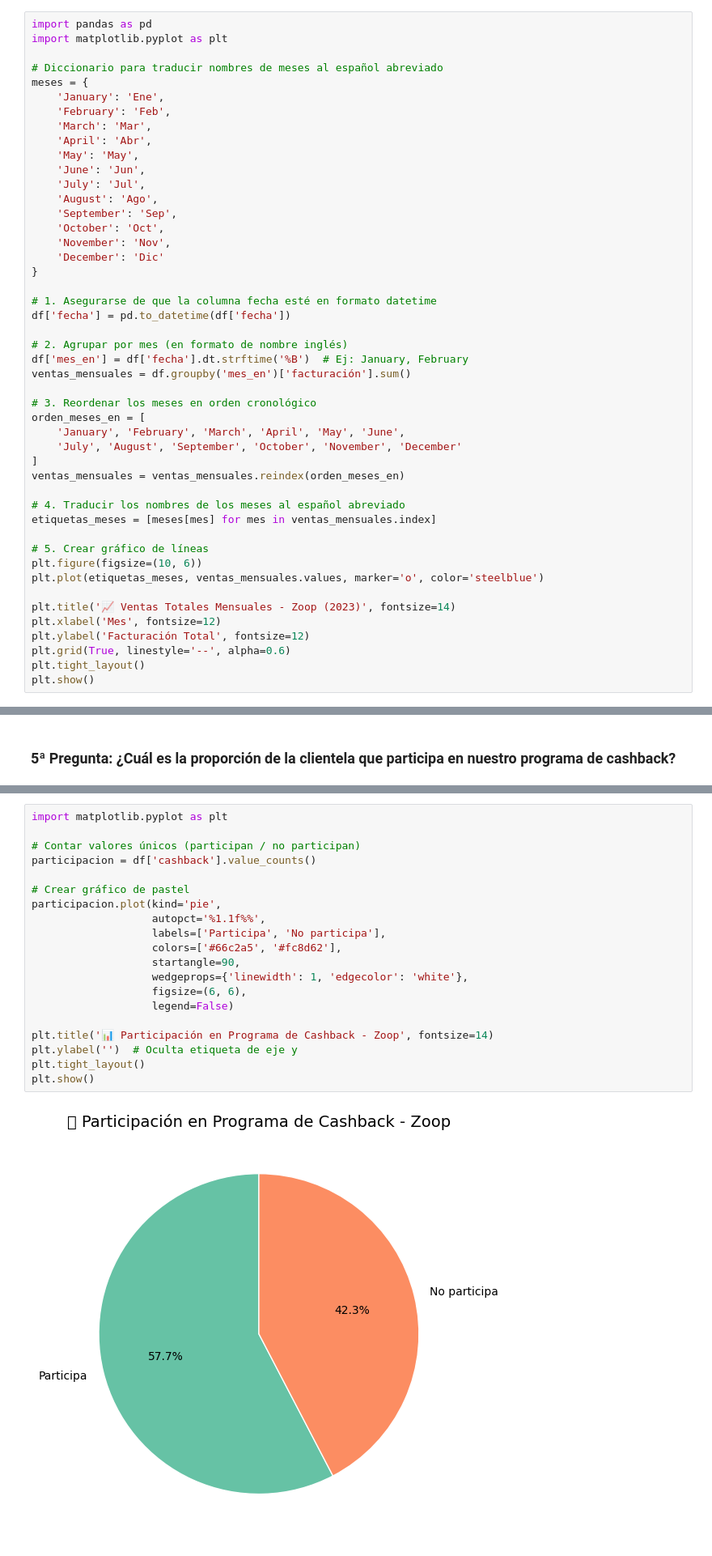
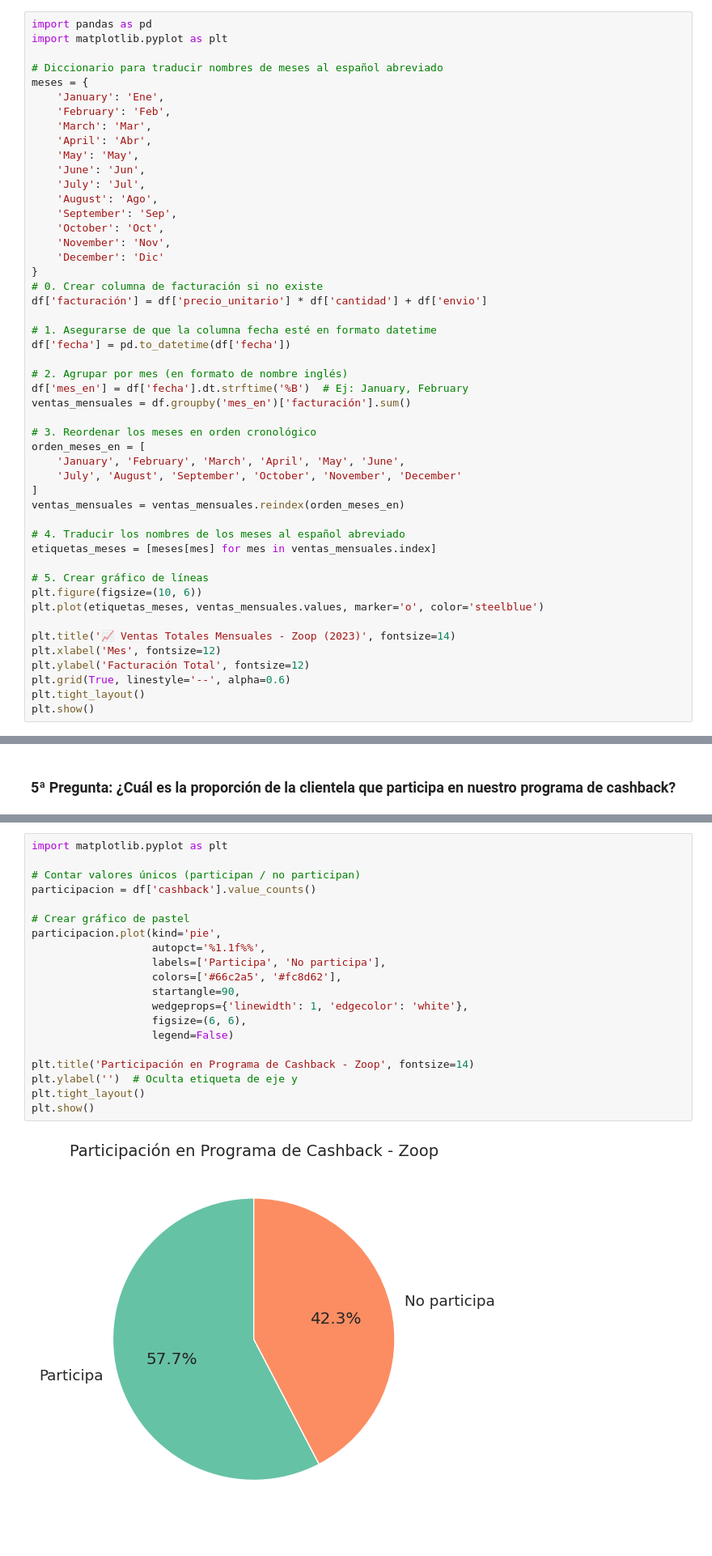
Before and after one commit to AcheBe1/la_IA_en_ciencia_de_datos, a Jupyter notebook: IA_aplicada_a_ciencia_de_datos.ipynb, the cells around one changed output, grey strips where cells are left out. Shown at 81% size. Cells and saved outputs as stored; diff of their text form.

```diff
--- a/IA_aplicada_a_ciencia_de_datos.ipynb
+++ b/IA_aplicada_a_ciencia_de_datos.ipynb
@@ -693,6 +693,8 @@ meses = {
     'November': 'Nov',
     'December': 'Dic'
 }
+# 0. Crear columna de facturación si no existe
+df['facturación'] = df['precio_unitario'] * df['cantidad'] + df['envio']
 
 # 1. Asegurarse de que la columna fecha esté en formato datetime
 df['fecha'] = pd.to_datetime(df['fecha'])
@@ -809,25 +811,25 @@ Utiliza las bibliotecas de visualización de datos de Python para crear esta vis
 # %%
 import matplotlib.pyplot as plt
 
 # Contar valores únicos (participan / no participan)
 participacion = df['cashback'].value_counts()
 
 # Crear gráfico de pastel
 participacion.plot(kind='pie',
                    autopct='%1.1f%%',
                    labels=['Participa', 'No participa'],
                    colors=['#66c2a5', '#fc8d62'],
                    startangle=90,
                    wedgeprops={'linewidth': 1, 'edgecolor': 'white'},
                    figsize=(6, 6),
                    legend=False)
 
-plt.title('📊 Participación en Programa de Cashback - Zoop', fontsize=14)
+plt.title('Participación en Programa de Cashback - Zoop', fontsize=14)
 plt.ylabel('')  # Oculta etiqueta de eje y
 plt.tight_layout()
 plt.show()
 # %% [output]
-[figure, old version]
+[figure, new version]
 # %%
 # Contar valores
 participacion = df['cashback'].value_counts()
```
Also changed, not shown: parts of 38 cells of this notebook.
